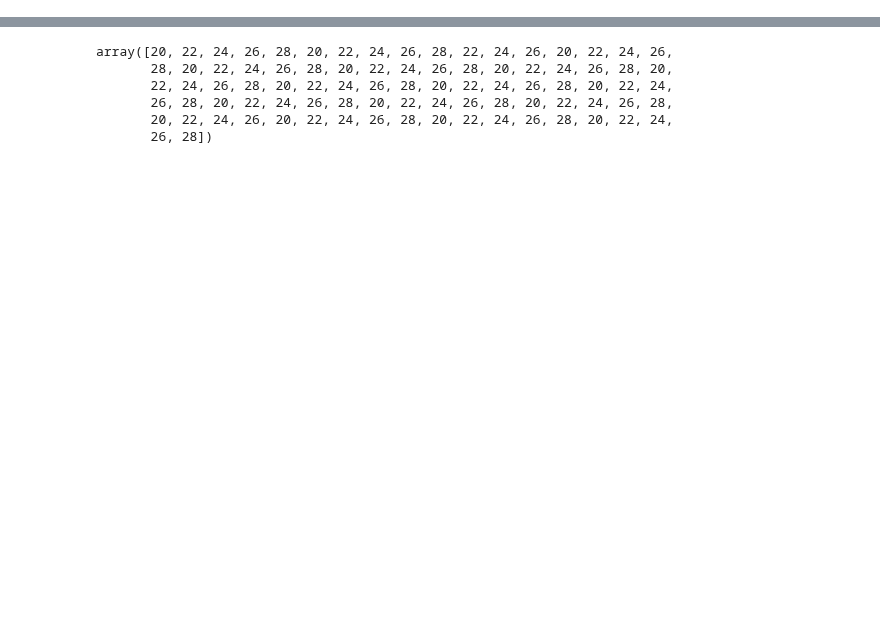
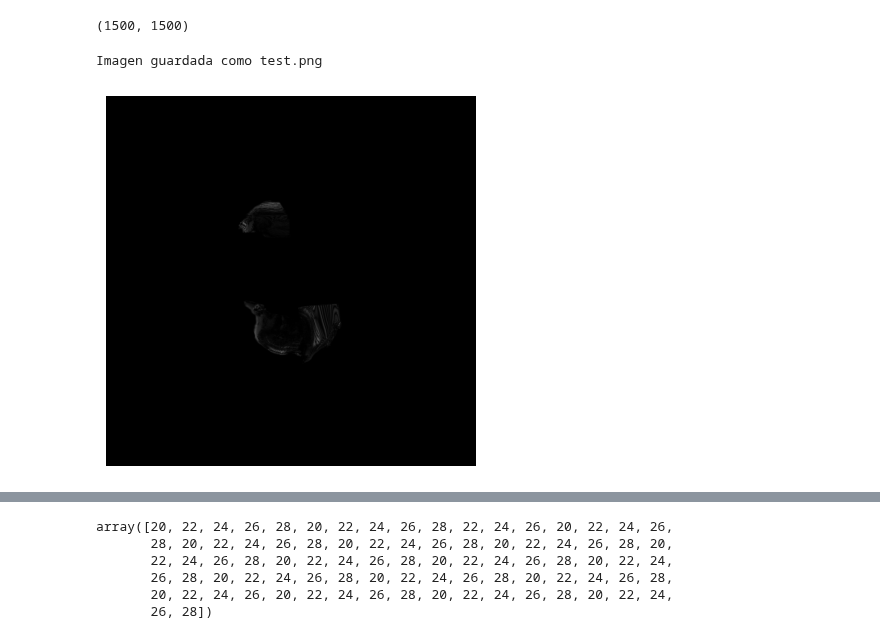
Before and after one commit to antonycardozo/CNNregression, a Jupyter notebook: cnn_regression.ipynb, the cells around one changed output, grey strips where cells are left out. Drawn from its saved outputs; the diff is of its cells as text; code cells hidden in the pictures; blank space fills up the shorter version.

```diff
--- a/cnn_regression.ipynb
+++ b/cnn_regression.ipynb
@@ -37,0 +41,5 @@ X_train, X_test, y_train, y_test = train_test_split(X, y, test_size=0.33, random
+# %%
+channel_optir= datasets.apply_mask(channel_optir)
+channel_dc = datasets.apply_mask(channel_optir)
+# %%
+channel_dc = [dc/8 for dc in channel_dc]
@@ -37,0 +48,26 @@ X_train, X_test, y_train, y_test = train_test_split(X, y, test_size=0.33, random
+# %%
+def filter(imagen, greater_than= True, threshold= 4.1):
+    filtered_images = []
+    for img in imagen:
+        if greater_than:
+            img[:, np.all(img > threshold, axis = 0)]
+        else:
+            img[:, np.all(img < threshold, axis = 0)]
+
+        filtered_images.append(img)
+    return filtered_images
+# %%
+channel_dc[0].shape
+# %% [output]
+(1500, 1500)
+# %%
+channel_optir = filter(channel_optir, greater_than=False, threshold=4)
+channel_dc = filter(channel_dc, greater_than=False, threshold=6.2)
+# %%
+plt.imshow(channel_dc[6],cmap="gray")
+plt.axis('off')
+
+print("Imagen guardada como test.png")
+# %% [output]
+Imagen guardada como test.png
+[figure, added]
```
Also changed, not shown: parts of 8 cells of this notebook, 34 other files.
